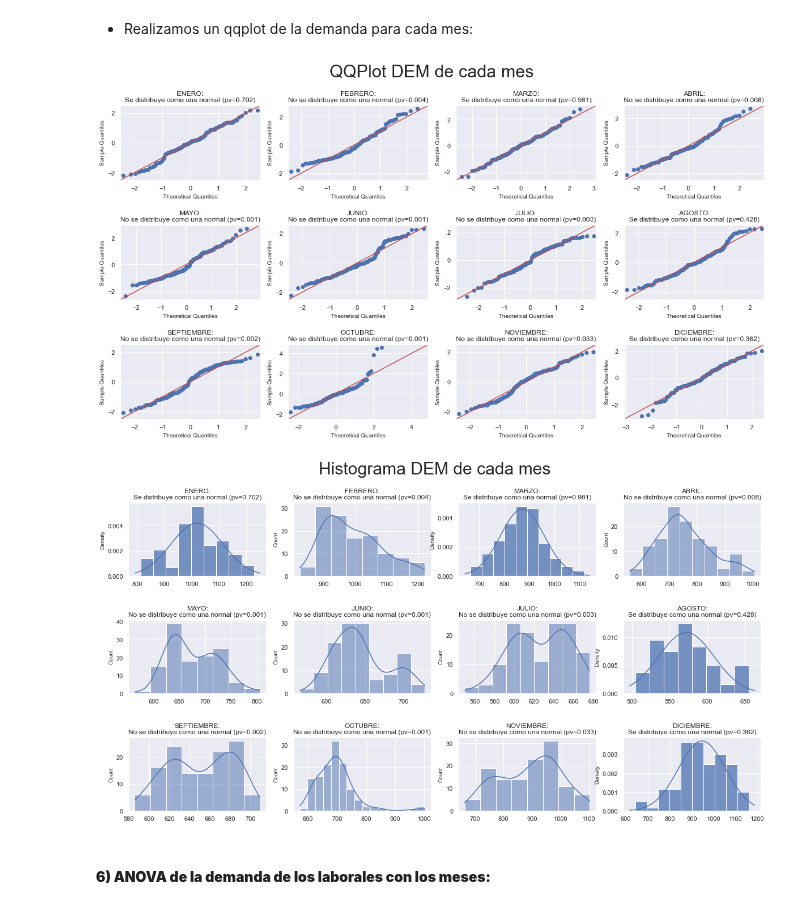
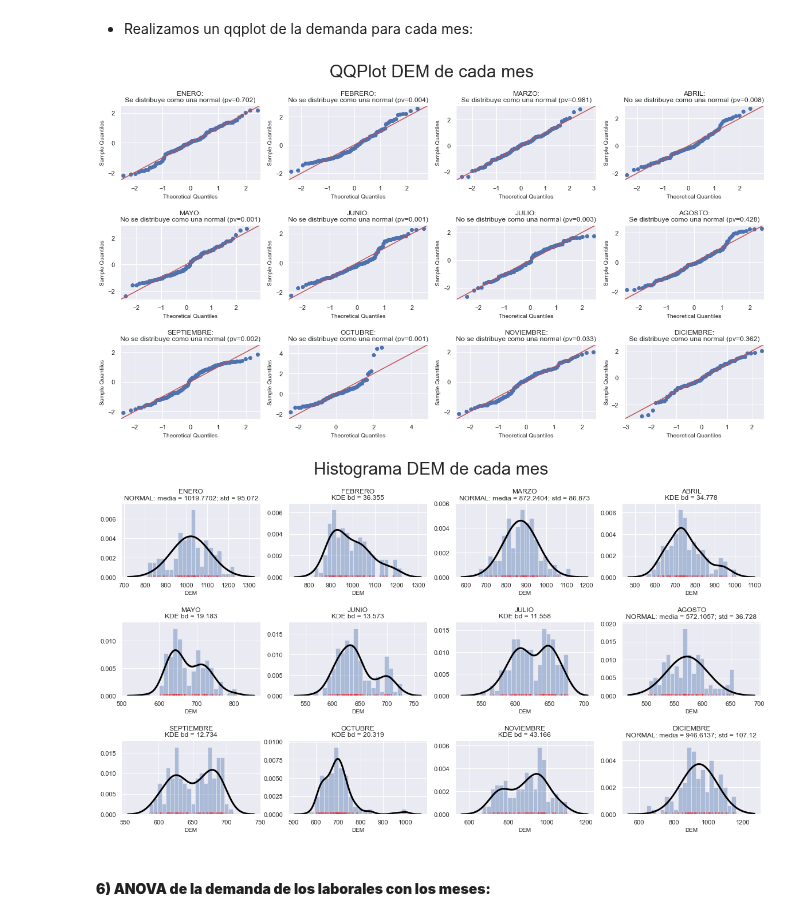
Before and after one commit to SeroviICAI/TRABAJO-1-ESTADISTICA-DESCRIPTIVA, a Jupyter notebook: notebooks/inferencia.ipynb, the cells around one changed output. Saved outputs shown, nothing was run; the diff lists cells and outputs as text; code cells hidden in the pictures.

```diff
--- a/notebooks/inferencia.ipynb
+++ b/notebooks/inferencia.ipynb
@@ -100,49 +148,53 @@ dataframe_laborales
 # %% [markdown]
 - Realizamos un qqplot de la demanda para cada mes:
 # %%
-dicc_mes = {'ENERO': 1, 'FEBRERO': 2, 'MARZO': 3, 'ABRIL': 4, 'MAYO': 5, 'JUNIO': 6, 'JULIO': 7,
-            'AGOSTO': 8, 'SEPTIEMBRE': 9, 'OCTUBRE': 10, 'NOVIEMBRE': 11, 'DICIEMBRE': 12}
-
-plt.rcParams['axes.labelsize'] = 10
-fig, axs = plt.subplots(3, 4, figsize = (20,10))
-fig.subplots_adjust(wspace = 0.2, hspace = 0.6)
+fig1, axs1 = plt.subplots(3, 4, figsize = (20,10))
+fig1.subplots_adjust(wspace = 0.2, hspace = 0.6)
 
 fig2, axs2 = plt.subplots(3, 4, figsize = (20,10))
 fig2.subplots_adjust(wspace = 0.2, hspace = 0.6)
 
 for mes in dicc_mes:
     num_MES = dicc_mes[mes]
-    current_ax = axs[0, num_MES-1] if num_MES < 5 else axs[1, num_MES-5] if num_MES < 9 else axs[2, num_MES-9]
+    current_ax1 = axs1[0, num_MES-1] if num_MES < 5 else axs1[1, num_MES-5] if num_MES < 9 else axs1[2, num_MES-9]
     current_ax2 = axs2[0, num_MES-1] if num_MES < 5 else axs2[1, num_MES-5] if num_MES < 9 else axs2[2, num_MES-9]
     array = np.array(dataframe_laborales[dataframe_laborales['MES'] == num_MES]['DEM'])
 
     p_value = sm.stats.diagnostic.kstest_normal(array, dist='norm', pvalmethod='table')[1]
 
     # qqplots
-    sm.qqplot(array, line='45', fit=True, dist=stats.norm, ax = current_ax)
-    current_ax.set_title(f'{mes}:\n{"Se" if p_value >= 0.05 else "No se"} distribuye como una normal (pv={round(p_value,3)})',
+    sm.qqplot(array, line='45', fit=True, dist=stats.norm, ax = current_ax1)
+    current_ax1.set_title(f'{mes}:\n{"Se" if p_value >= 0.05 else "No se"} distribuye como una normal (pv={round(p_value,3)})',
                         fontsize = 12)
+
+    kde = KDEUnivariate(dataframe_laborales[dataframe_laborales['MES'] == num_MES]["DEM"])
+    kde.fit(kernel = 'gau', bw = 'normal_reference', fft = True)
+    xs = np.linspace(min(dataframe_laborales[dataframe_laborales['MES'] == num_MES]["DEM"]) - np.std(dataframe_laborales[dataframe_laborales['MES'] == num_MES]["DEM"]),
+                           max(dataframe_laborales[dataframe_laborales['MES'] == num_MES]["DEM"]) + np.std(dataframe_laborales[dataframe_laborales['MES'] == num_MES]["DEM"]),
+                           5000)
 
     # histogramas
     if p_value >= 0.05:
-        ax = sns.histplot(array, stat='density', ax = current_ax2)
-        mu, std = stats.norm.fit(array)
-        xx = np.linspace(*ax.get_xlim(),100)
-        current_ax2.plot(xx, stats.norm.pdf(xx, mu, std))
+        params = dist.fit(dataframe_laborales[dataframe_laborales['MES'] == num_MES]["DEM"])
+        pdf_fitted = dist.pdf(xs, loc=params[-2], scale=params[-1])
+        current_ax2.hist(dataframe_laborales[dataframe_laborales['MES'] == num_MES]["DEM"],nbins_hist, density = True, alpha = 0.4)
+        current_ax2.plot(xs, pdf_fitted, color = 'black', linewidth = 3)
+        sns.rugplot(dataframe_laborales[dataframe_laborales['MES'] == num_MES]["DEM"], height = 0.025, lw = 0.4, color = 'red', ax=current_ax2)
+        current_ax2.set_title(f'{mes}\nNORMAL: media = {round(params[0],4)}; std = {round(params[1], 3)}')
     else:
-        sns.histplot(array, kde = True, ax = current_ax2)
+        current_ax2.hist(dataframe_laborales[dataframe_laborales['MES'] == num_MES]["DEM"], nbins_hist, density = True, alpha = 0.4)
+        current_ax2.plot(xs, kde.evaluate(xs), color = 'black', linewidth = 3)
+        sns.rugplot(dataframe_laborales[dataframe_laborales['MES'] == num_MES]["DEM"], height = 0.025, lw = 0.4, color = 'red', ax=current_ax2)
+        current_ax2.set_title(f'{mes}\nKDE bd = {round(kde.bw, 3)}')
 
-    current_ax2.set_title(f'{mes}:\n{"Se" if p_value >= 0.05 else "No se"} distribuye como una normal (pv={round(p_value,3)})',
-                        fontsize = 12)
-
-fig.suptitle('QQPlot DEM de cada mes', fontsize = 30)
+fig1.suptitle('QQPlot DEM de cada mes', fontsize = 30)
 fig2.suptitle('Histograma DEM de cada mes', fontsize = 30)
-fig.savefig('../reports/figures/QQPlot DEM de cada mes.png', bbox_inches='tight')
+fig1.savefig('../reports/figures/QQPlot DEM de cada mes.png', bbox_inches='tight')
 fig2.savefig('../reports/figures/Histograma DEM de cada mes.png', bbox_inches='tight')
 plt.show()
 # %% [output]
 [figure]
-[figure, old version]
+[figure, new version]
 # %% [markdown]
 #### **6) ANOVA de la demanda de los laborales con los meses:**
 # %%
```
Also changed, not shown: parts of 2 cells of this notebook, 15 other files.
